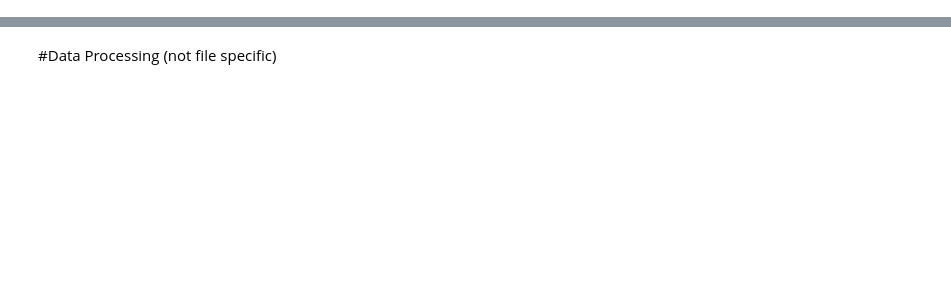
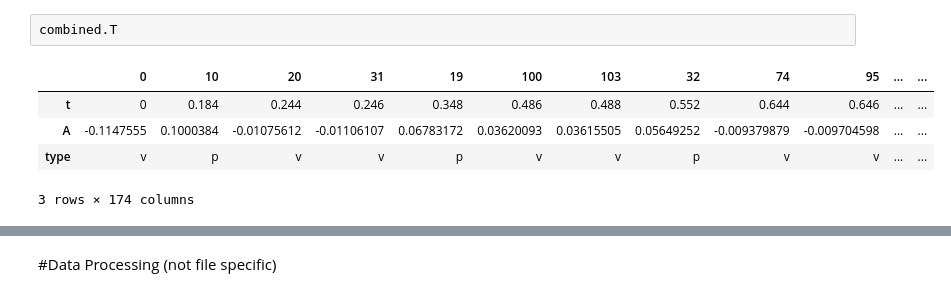
Before and after one commit to drcgw/IPython-Big-Data, a Jupyter notebook: Project-2/Big Data P2.ipynb, the cells around one changed output, grey strips where cells are left out. Saved outputs shown, nothing was run; the diff lists cells and outputs as text; blank space fills up the shorter version.

```diff
--- a/Project-2/Big Data P2.ipynb
+++ b/Project-2/Big Data P2.ipynb
@@ -2,0 +116,8 @@
+# %%
+combined.T
+# %% [output]
+|  | 0 | 10 | 20 | 31 | 19 | 100 | 103 | 32 | 74 | 95 | ... | ... |
+| t | 0 | 0.184 | 0.244 | 0.246 | 0.348 | 0.486 | 0.488 | 0.552 | 0.644 | 0.646 | ... | ... |
+| A | -0.1147555 | 0.1000384 | -0.01075612 | -0.01106107 | 0.06783172 | 0.03620093 | 0.03615505 | 0.05649252 | -0.009379879 | -0.009704598 | ... | ... |
+| type | v | p | v | v | p | v | v | p | v | v | ... | ... |
+3 rows × 174 columns
```
Also changed, not shown: parts of 22 cells of this notebook.
